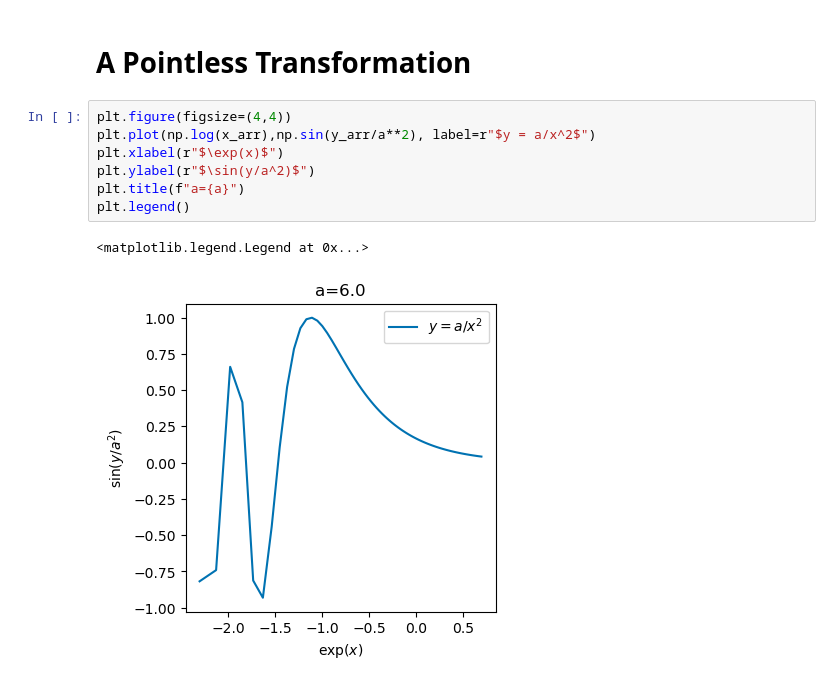
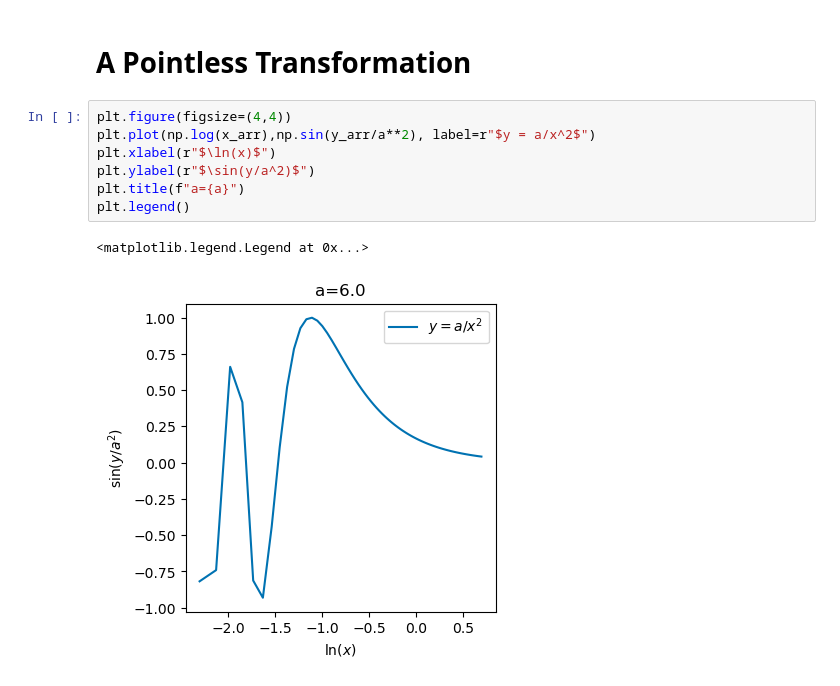
Before and after one commit to hbelzer/8.13-code-snippets, a Jupyter notebook: L0-Pendulum/making_a_plot.ipynb, the cells around one changed output. Saved outputs shown, nothing was run; the diff lists cells and outputs as text.

```diff
--- a/L0-Pendulum/making_a_plot.ipynb
+++ b/L0-Pendulum/making_a_plot.ipynb
@@ -162,10 +162,10 @@ fig.tight_layout()
 # %%
 plt.figure(figsize=(4,4))
 plt.plot(np.log(x_arr),np.sin(y_arr/a**2), label=r"$y = a/x^2$")
-plt.xlabel(r"$\exp(x)$")
+plt.xlabel(r"$\ln(x)$")
 plt.ylabel(r"$\sin(y/a^2)$")
 plt.title(f"a={a}")
 plt.legend()
 # %% [output]
 <matplotlib.legend.Legend at 0x...>
-[figure, old version]
+[figure, new version]
```
